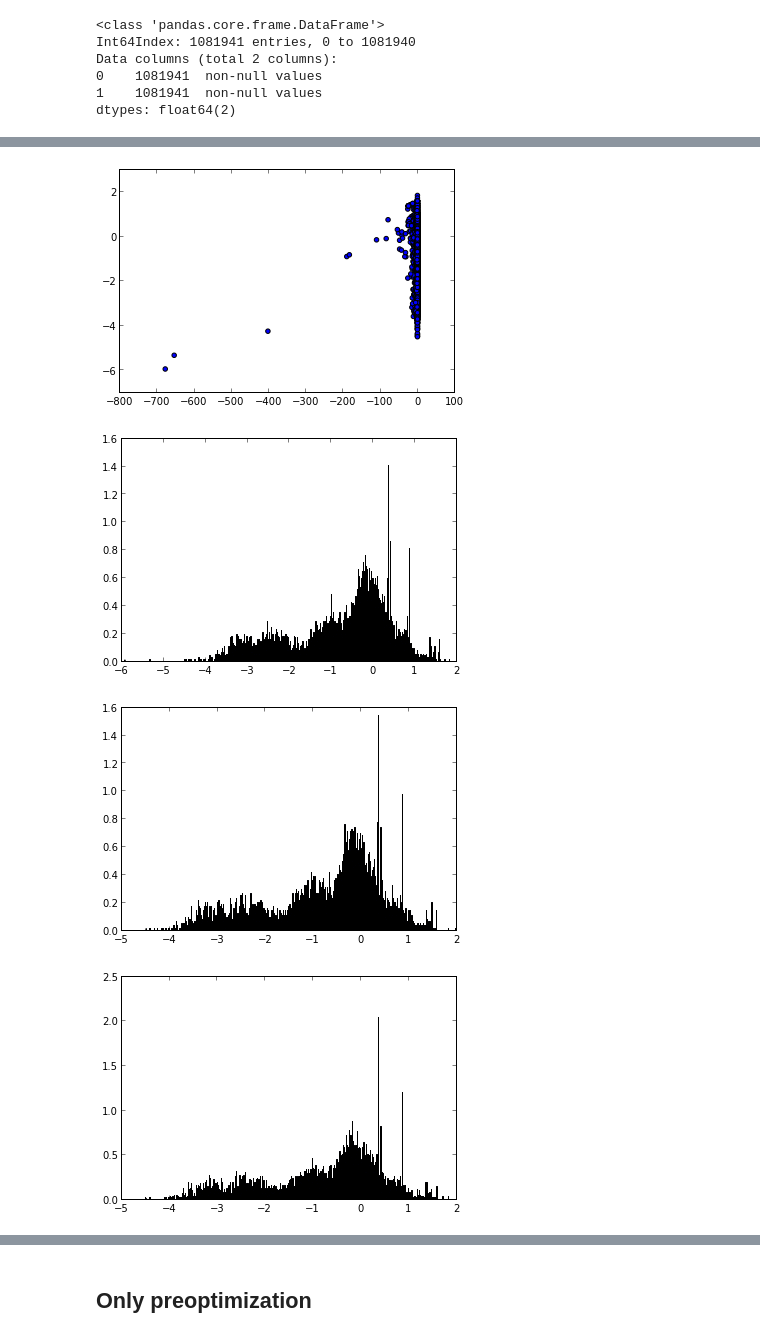
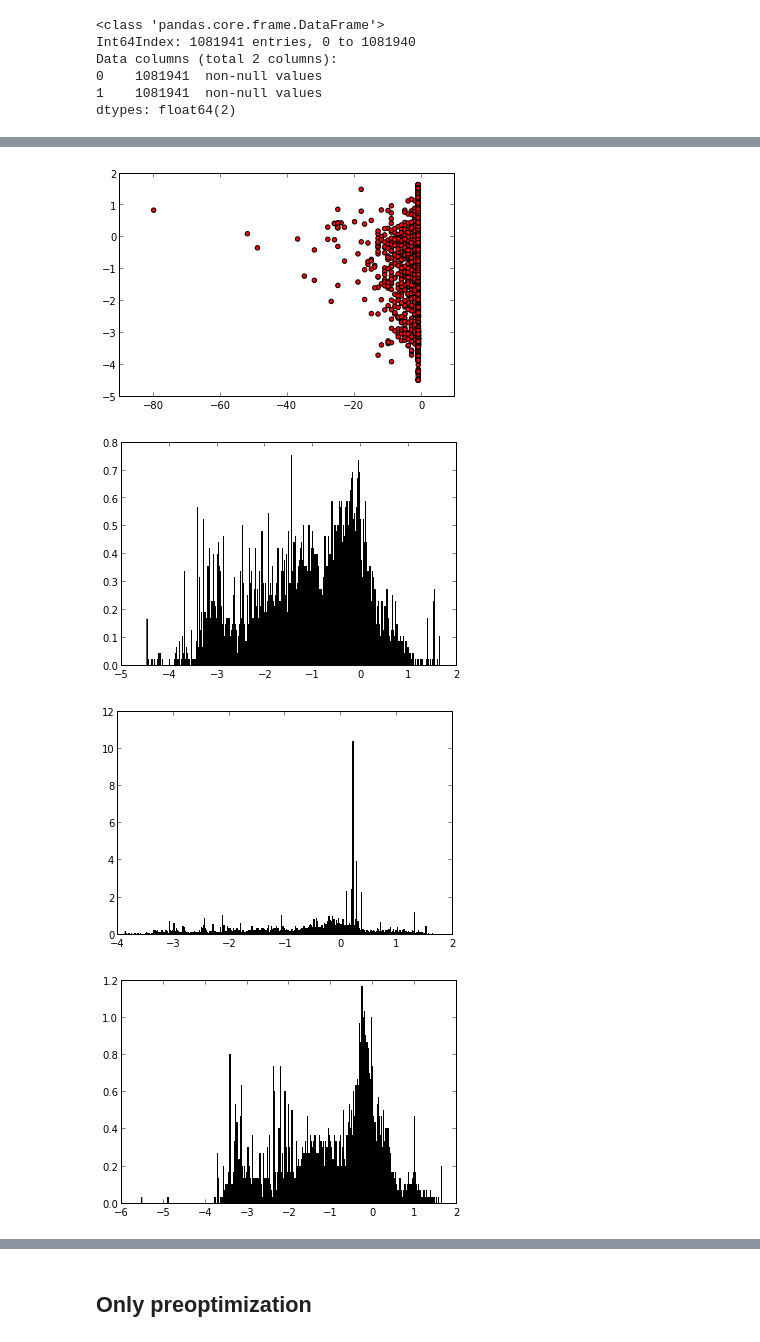
Before and after one commit to lrq3000/oacs, a Jupyter notebook: ipynb/Dataset Analysis.ipynb, the cells around one changed output, grey strips where cells are left out. Cells and saved outputs as stored; diff of their text form; code cells hidden in the pictures.

Commit message:
fix: better config and better Notebook graphics
Signed-off-by: Stephen L. <lrq3000@gmail.com>

```diff
--- a/ipynb/Dataset Analysis.ipynb
+++ b/ipynb/Dataset Analysis.ipynb
@@ -275,17 +275,23 @@ Ytn = Y[Y==0].dropna()
 rows_n = random.sample(Ytn.index, 100000)
 # Cheater indices
 Ytc = Y[Y!=0].dropna() # General cheaters label indices, usually it will be a lot smaller than the full Y so that it's better to do a first filter containing exclusively all the cheaters labels and none of the normal examples
-Ytc1 = Ytc[Ytc==1] # Cheat type 1
-rows_c1 = random.sample(Ytc1.index, 10000)
-Ytc2 = Ytc[Ytc==2] # Cheat type 2
-rows_c2 = random.sample(Ytc2.index, 10000)
-Ytc3 = Ytc[Ytc==3] # Cheat type 3
-rows_c3 = random.sample(Ytc3.index, 10000)
-Ytc4 = Ytc[Ytc==4] # Cheat type 4
-rows_c4 = random.sample(Ytc4.index, 10000)
-Ytc5 = Ytc[Ytc==5] # Cheat type 5
-rows_c5 = random.sample(Ytc5.index, 10000)
-Ytc10 = Ytc[Ytc==10] # Cheat type 10
-rows_c10 = random.sample(Ytc10.index, 10000)
+Ytc1 = Ytc[Ytc==1].dropna() # Cheat type 1
+rows_c1 = Ytc1.index
+#rows_c1 = random.sample(Ytc1.index, 10000)
+Ytc2 = Ytc[Ytc==2].dropna() # Cheat type 2
+rows_c2 = Ytc2.index
+#rows_c2 = random.sample(Ytc2.index, 10000)
+Ytc3 = Ytc[Ytc==3].dropna() # Cheat type 3
+rows_c3 = Ytc3.index
+#rows_c3 = random.sample(Ytc3.index, 10000)
+Ytc4 = Ytc[Ytc==4].dropna() # Cheat type 4
+rows_c4 = Ytc4.index
+#rows_c4 = random.sample(Ytc4.index, 10000)
+Ytc5 = Ytc[Ytc==5].dropna() # Cheat type 5
+rows_c5 = Ytc5.index
+#rows_c5 = random.sample(Ytc5.index, 10000)
+Ytc10 = Ytc[Ytc==10].dropna() # Cheat type 10
+rows_c10 = Ytc10.index
+#rows_c10 = random.sample(Ytc10.index, 10000)
 # %%
 # Plot the data
@@ -317,20 +324,20 @@ plt.show()
 # %%
-plt.scatter(Z.ix[rows_c1,0], Z.ix[rows_c1,1])
+plt.scatter(Z.ix[rows_c1,0], Z.ix[rows_c1,1], c='r')
 plt.show()
 plt.hist(Z.ix[rows_c1,1], bins=1000, normed=True)
 plt.show()
 plt.hist(Z.ix[rows_c2,1], bins=1000, normed=True)
 plt.show()
 plt.hist(Z.ix[rows_c3,1], bins=1000, normed=True)
 plt.show()
 plt.hist(Z.ix[rows_c4,1], bins=1000, normed=True)
 plt.show()
 plt.hist(Z.ix[rows_c5,1], bins=1000, normed=True)
 plt.show()
 plt.hist(Z.ix[rows_c10,1], bins=1000, normed=True)
 plt.show()
 # %% [output]
-[figure, old version]
+[figure, new version]
-[figure, old version]
+[figure, new version]
-[figure, old version]
+[figure, new version]
-[figure, old version]
+[figure, new version]
```
Also changed, not shown: parts of 15 cells of this notebook, 2 other files.
